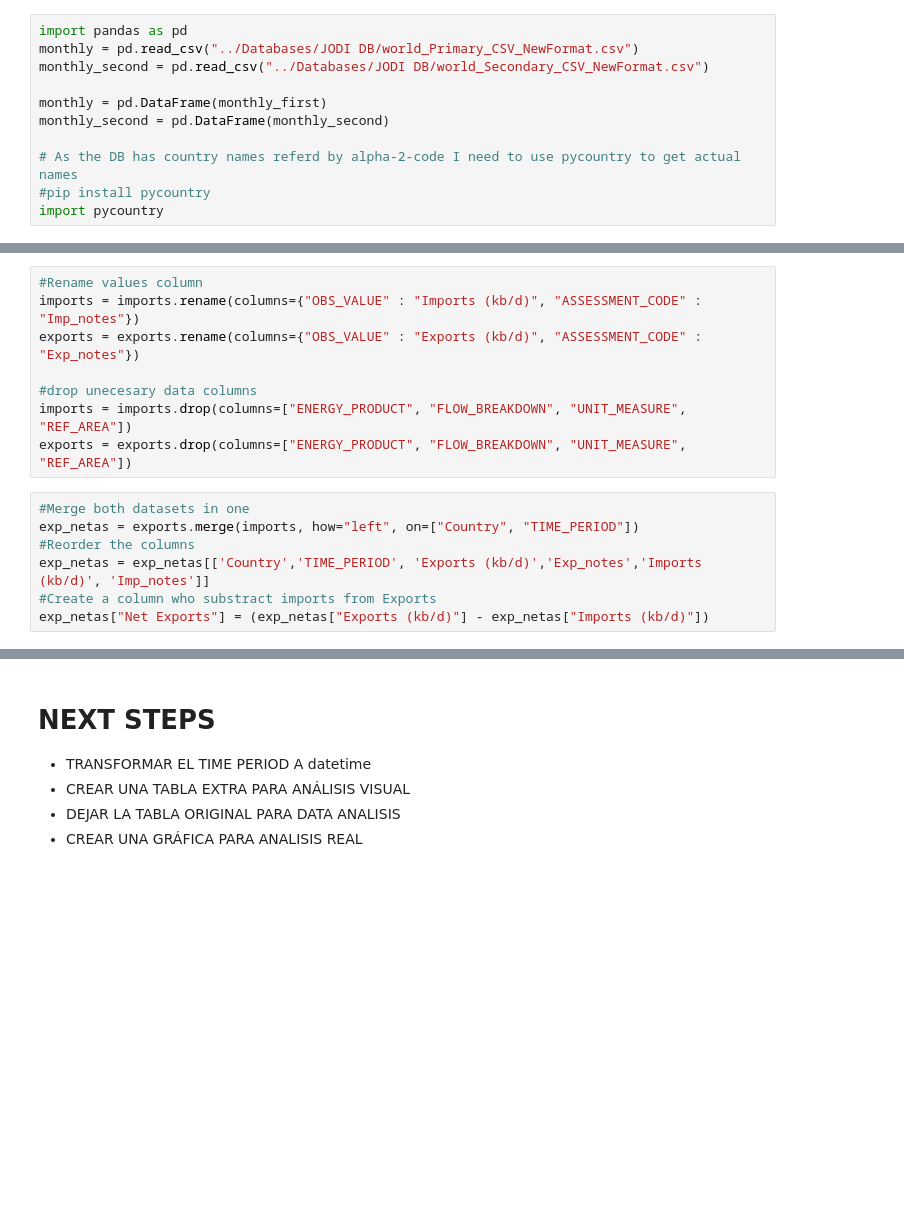
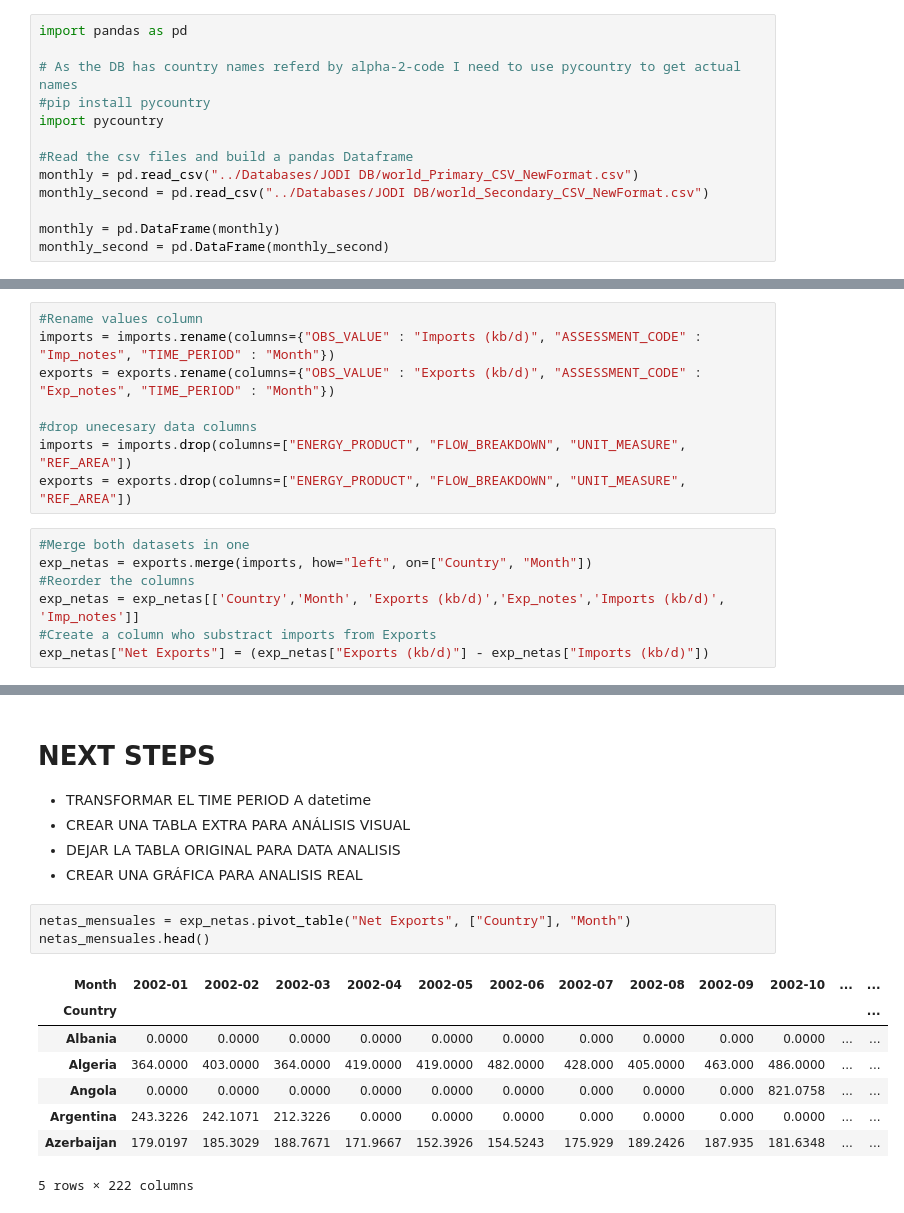
Before and after one commit to DenebAguirre/PetroleoArellanes, a Jupyter notebook: Notebooks/Exp_netas_mensuales.ipynb, the cells around one changed output, grey strips where cells are left out. Cells and saved outputs as stored; diff of their text form; blank space fills up the shorter version.

```diff
--- a/Notebooks/Exp_netas_mensuales.ipynb
+++ b/Notebooks/Exp_netas_mensuales.ipynb
@@ -4,15 +4,17 @@ Usamos los datos de la JODI Oil World Database (Joint Organisations Data Initiat
 Fecha de descarga: 1 septiembre de 2020
 # %%
 import pandas as pd
-monthly = pd.read_csv("../Databases/JODI DB/world_Primary_CSV_NewFormat.csv")
-monthly_second = pd.read_csv("../Databases/JODI DB/world_Secondary_CSV_NewFormat.csv")
-
-monthly = pd.DataFrame(monthly_first)
-monthly_second = pd.DataFrame(monthly_second)
 
 # As the DB has country names referd by alpha-2-code I need to use pycountry to get actual names
 #pip install pycountry
 import pycountry
+
+#Read the csv files and build a pandas Dataframe
+monthly = pd.read_csv("../Databases/JODI DB/world_Primary_CSV_NewFormat.csv")
+monthly_second = pd.read_csv("../Databases/JODI DB/world_Secondary_CSV_NewFormat.csv")
+
+monthly = pd.DataFrame(monthly)
+monthly_second = pd.DataFrame(monthly_second)
 # %%
 
 # List of countries we are interested in
@@ -93,17 +85,17 @@ imports = crude_oil.loc[crude_oil["FLOW_BREAKDOWN"] == "TOTIMPSB"]
 exports = crude_oil.loc[crude_oil["FLOW_BREAKDOWN"] == "TOTEXPSB"]
 # %%
 #Rename values column
-imports = imports.rename(columns={"OBS_VALUE" : "Imports (kb/d)", "ASSESSMENT_CODE" : "Imp_notes"})
-exports = exports.rename(columns={"OBS_VALUE" : "Exports (kb/d)", "ASSESSMENT_CODE" : "Exp_notes"})
+imports = imports.rename(columns={"OBS_VALUE" : "Imports (kb/d)", "ASSESSMENT_CODE" : "Imp_notes", "TIME_PERIOD" : "Month"})
+exports = exports.rename(columns={"OBS_VALUE" : "Exports (kb/d)", "ASSESSMENT_CODE" : "Exp_notes", "TIME_PERIOD" : "Month"})
 
 #drop unecesary data columns
 imports = imports.drop(columns=["ENERGY_PRODUCT", "FLOW_BREAKDOWN", "UNIT_MEASURE", "REF_AREA"])
 exports = exports.drop(columns=["ENERGY_PRODUCT", "FLOW_BREAKDOWN", "UNIT_MEASURE", "REF_AREA"])
 # %%
 #Merge both datasets in one
-exp_netas = exports.merge(imports, how="left", on=["Country", "TIME_PERIOD"])
+exp_netas = exports.merge(imports, how="left", on=["Country", "Month"])
 #Reorder the columns
-exp_netas = exp_netas[['Country','TIME_PERIOD', 'Exports (kb/d)','Exp_notes','Imports (kb/d)', 'Imp_notes']]
+exp_netas = exp_netas[['Country','Month', 'Exports (kb/d)','Exp_notes','Imports (kb/d)', 'Imp_notes']]
 #Create a column who substract imports from Exports
 exp_netas["Net Exports"] = (exp_netas["Exports (kb/d)"] - exp_netas["Imports (kb/d)"])
 # %%
@@ -123,3 +113,15 @@ dtype: object
 - CREAR UNA TABLA EXTRA PARA ANÁLISIS VISUAL
 - DEJAR LA TABLA ORIGINAL PARA DATA ANALISIS
 - CREAR UNA GRÁFICA PARA ANALISIS REAL
+# %%
+netas_mensuales = exp_netas.pivot_table("Net Exports", ["Country"], "Month")
+netas_mensuales.head()
+# %% [output]
+| Month | 2002-01 | 2002-02 | 2002-03 | 2002-04 | 2002-05 | 2002-06 | 2002-07 | 2002-08 | 2002-09 | 2002-10 | ... | ... |
+| Country |  |  |  |  |  |  |  |  |  |  |  | ... |
+| Albania | 0.0000 | 0.0000 | 0.0000 | 0.0000 | 0.0000 | 0.0000 | 0.000 | 0.0000 | 0.000 | 0.0000 | ... | ... |
+| Algeria | 364.0000 | 403.0000 | 364.0000 | 419.0000 | 419.0000 | 482.0000 | 428.000 | 405.0000 | 463.000 | 486.0000 | ... | ... |
+| Angola | 0.0000 | 0.0000 | 0.0000 | 0.0000 | 0.0000 | 0.0000 | 0.000 | 0.0000 | 0.000 | 821.0758 | ... | ... |
+| Argentina | 243.3226 | 242.1071 | 212.3226 | 0.0000 | 0.0000 | 0.0000 | 0.000 | 0.0000 | 0.000 | 0.0000 | ... | ... |
+| Azerbaijan | 179.0197 | 185.3029 | 188.7671 | 171.9667 | 152.3926 | 154.5243 | 175.929 | 189.2426 | 187.935 | 181.6348 | ... | ... |
+5 rows × 222 columns
```
Also changed, not shown: parts of 3 cells of this notebook, 2 other files.
